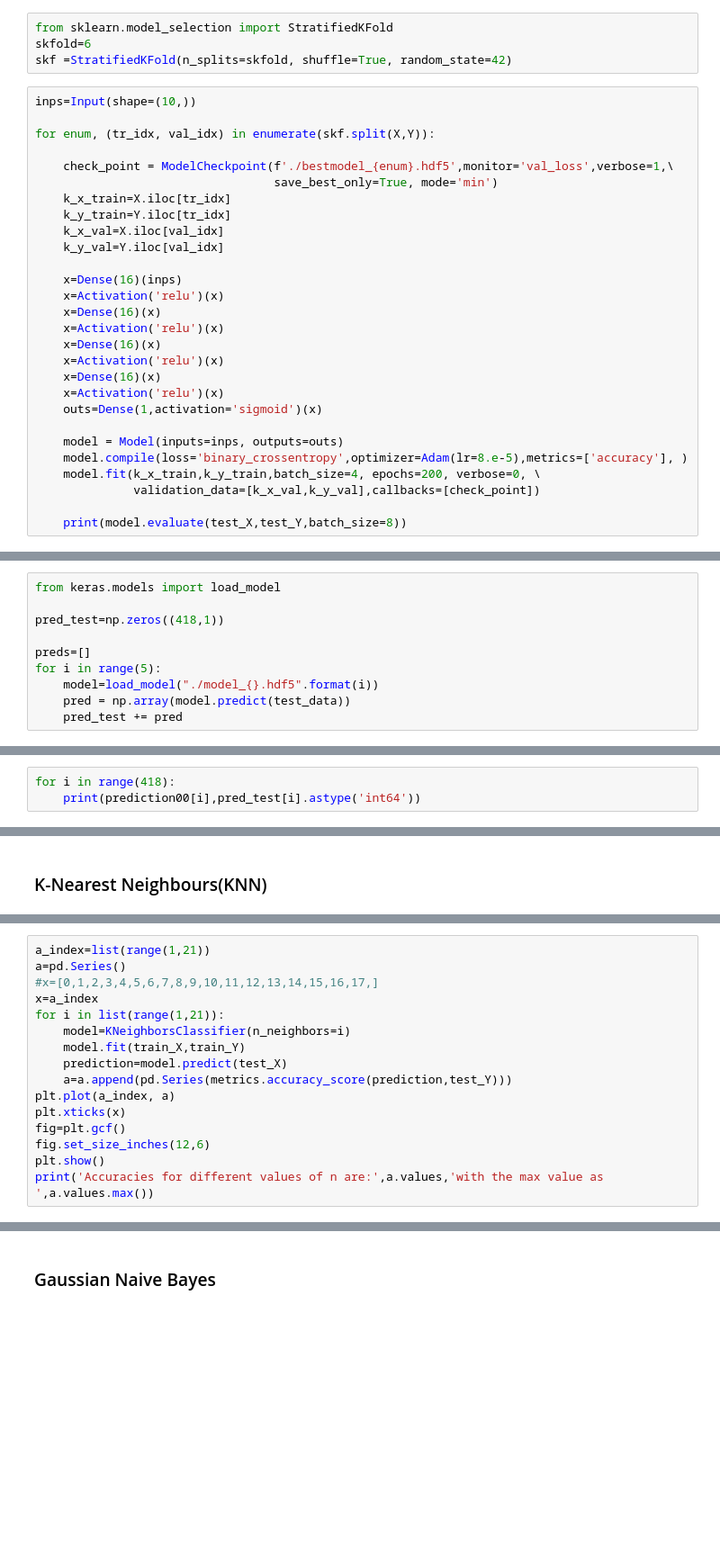
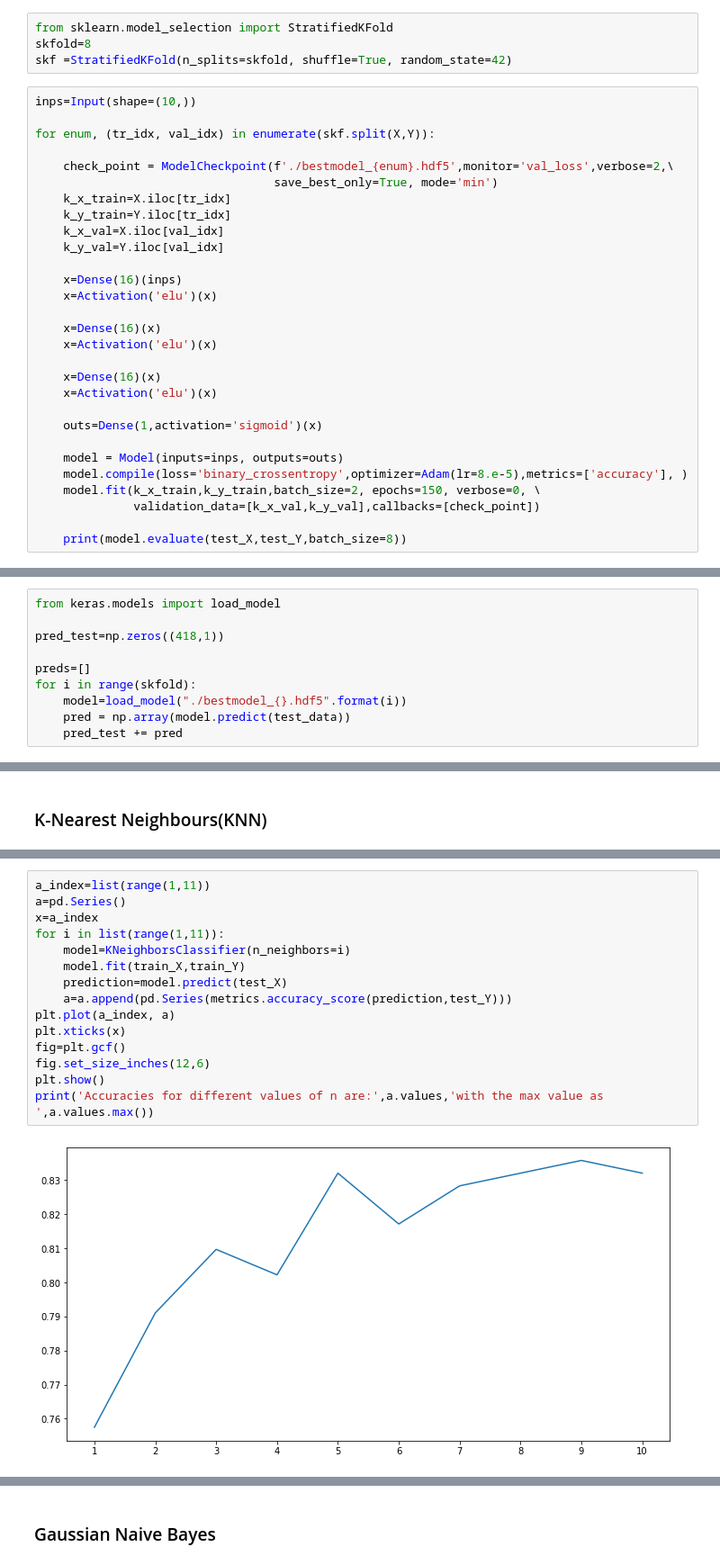
Before and after one commit to jglee087/Kaggle, a Jupyter notebook: Titanic/Titanic_EDA.ipynb, the cells around one changed output, grey strips where cells are left out. Shown at 90% size. Drawn from its saved outputs; the diff is of its cells as text; blank space fills up the shorter version.

```diff
--- a/Titanic/Titanic_EDA.ipynb
+++ b/Titanic/Titanic_EDA.ipynb
@@ -491,14 +704,14 @@ from keras.optimizers import Adam
 from keras.callbacks import ModelCheckpoint
 # %%
 from sklearn.model_selection import StratifiedKFold
-skfold=6
+skfold=8
 skf =StratifiedKFold(n_splits=skfold, shuffle=True, random_state=42)
 # %%
 inps=Input(shape=(10,))
 
 for enum, (tr_idx, val_idx) in enumerate(skf.split(X,Y)):
 
-    check_point = ModelCheckpoint(f'./bestmodel_{enum}.hdf5',monitor='val_loss',verbose=1,\
+    check_point = ModelCheckpoint(f'./bestmodel_{enum}.hdf5',monitor='val_loss',verbose=2,\
                                   save_best_only=True, mode='min')
     k_x_train=X.iloc[tr_idx]
     k_y_train=Y.iloc[tr_idx]
@@ -506,18 +719,19 @@ for enum, (tr_idx, val_idx) in enumerate(skf.split(X,Y)):
     k_y_val=Y.iloc[val_idx]
 
     x=Dense(16)(inps)
-    x=Activation('relu')(x)
+    x=Activation('elu')(x)
+
     x=Dense(16)(x)
-    x=Activation('relu')(x)
+    x=Activation('elu')(x)
+
     x=Dense(16)(x)
-    x=Activation('relu')(x)
-    x=Dense(16)(x)
-    x=Activation('relu')(x)
+    x=Activation('elu')(x)
+
     outs=Dense(1,activation='sigmoid')(x)
 
     model = Model(inputs=inps, outputs=outs)
     model.compile(loss='binary_crossentropy',optimizer=Adam(lr=8.e-5),metrics=['accuracy'], )
-    model.fit(k_x_train,k_y_train,batch_size=4, epochs=200, verbose=0, \
+    model.fit(k_x_train,k_y_train,batch_size=2, epochs=150, verbose=0, \
               validation_data=[k_x_val,k_y_val],callbacks=[check_point])
 
     print(model.evaluate(test_X,test_Y,batch_size=8))
@@ -527,8 +760,8 @@ from keras.models import load_model
 pred_test=np.zeros((418,1))
 
 preds=[]
-for i in range(5):
-    model=load_model("./model_{}.hdf5".format(i))
+for i in range(skfold):
+    model=load_model("./bestmodel_{}.hdf5".format(i))
     pred = np.array(model.predict(test_data))
     pred_test += pred
 # %%
@@ -558,3 +784,0 @@ pred_test.shape #pred_test.astype('int32')
-# %%
-for i in range(418):
-    print(prediction00[i],pred_test[i].astype('int64'))
@@ -595,16 +815,17 @@ print('The accuracy of the KNN is',metrics.accuracy_score(prediction5,test_Y))
 # %%
-a_index=list(range(1,21))
+a_index=list(range(1,11))
 a=pd.Series()
-#x=[0,1,2,3,4,5,6,7,8,9,10,11,12,13,14,15,16,17,]
 x=a_index
-for i in list(range(1,21)):
+for i in list(range(1,11)):
     model=KNeighborsClassifier(n_neighbors=i)
     model.fit(train_X,train_Y)
     prediction=model.predict(test_X)
     a=a.append(pd.Series(metrics.accuracy_score(prediction,test_Y)))
 plt.plot(a_index, a)
 plt.xticks(x)
 fig=plt.gcf()
 fig.set_size_inches(12,6)
 plt.show()
 print('Accuracies for different values of n are:',a.values,'with the max value as ',a.values.max())
+# %% [output]
+[figure, added]
```
Also changed, not shown: parts of 57 cells of this notebook, 1 other file.
